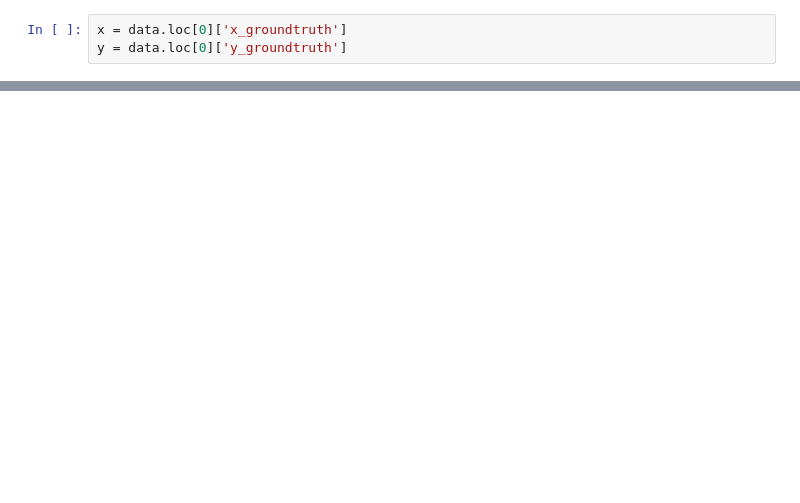
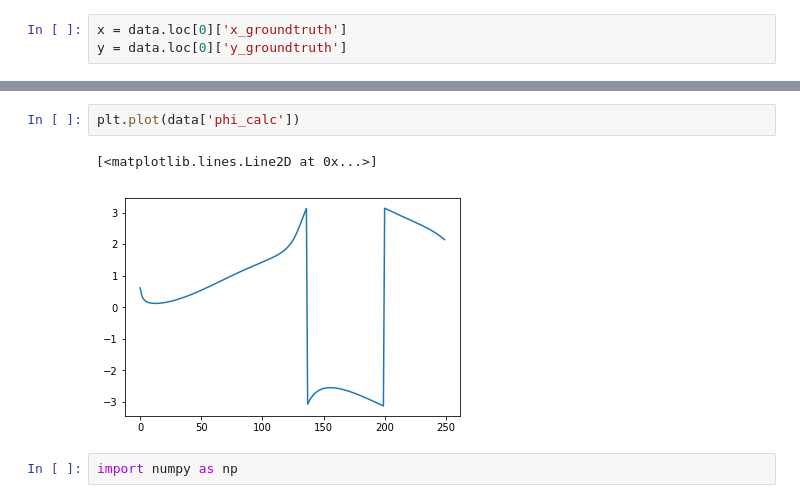
Before and after one commit to tindandelion/carnd-extended-kalman-filter-p6, a Jupyter notebook: data_experiment.ipynb, the cells around one changed output, grey strips where cells are left out. Saved outputs shown, nothing was run; the diff lists cells and outputs as text; blank space fills up the shorter version.

```diff
--- a/data_experiment.ipynb
+++ b/data_experiment.ipynb
@@ -57,0 +55,7 @@ math.pi
+# %%
+plt.plot(data['phi_calc'])
+# %% [output]
+[<matplotlib.lines.Line2D at 0x...>]
+[figure, added]
+# %%
+import numpy as np
```
Also changed, not shown: parts of 9 cells of this notebook, 4 other files.
